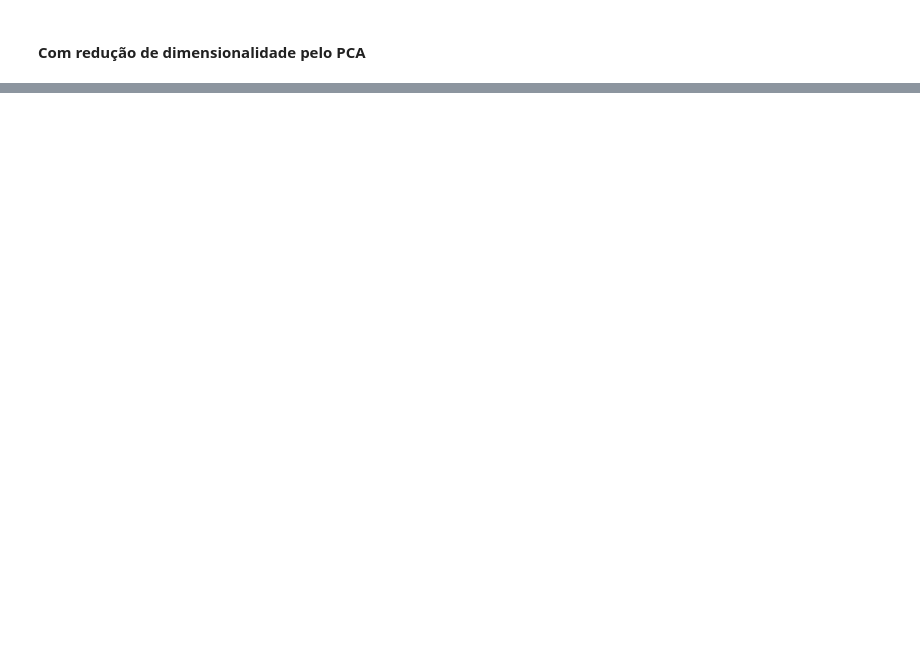
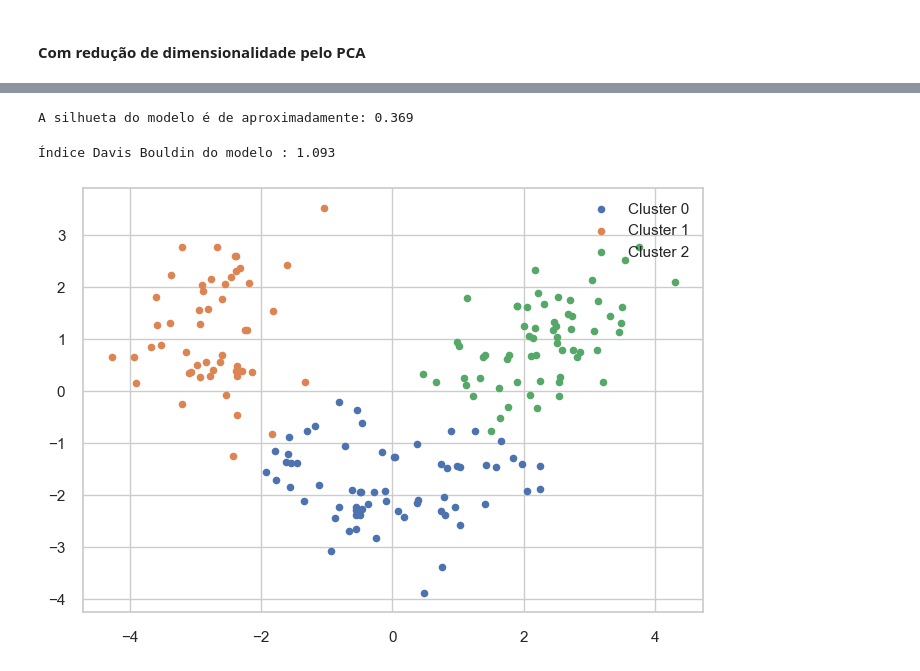
Before and after one commit to BrunoLod/Data_Science, a Jupyter notebook: unsupervised_learning/k_means_clustering_wines.ipynb, the cells around one changed output, grey strips where cells are left out. Drawn from its saved outputs; the diff is of its cells as text; code cells hidden in the pictures; blank space fills up the shorter version.

```diff
--- a/unsupervised_learning/k_means_clustering_wines.ipynb
+++ b/unsupervised_learning/k_means_clustering_wines.ipynb
@@ -450,0 +550,18 @@ Wall time: 451 ms
+# %%
+# Creating the K-Means model with number cluster found
+# using Elbow method.
+
+model = KMeans(
+    n_clusters   = 3,
+    init         = "k-means++",
+    max_iter     = 300,
+    n_init       = 10,
+    random_state = 20
+)
+
+
+# Buiding silhoutte graph for view the cluster's quality.
+
+silhoutte_view = SilhouetteVisualizer(model, colors="yellowbrick")
+silhoutte_view.fit(df_pca.values)
+silhoutte_view.show()
@@ -450,0 +571,31 @@ Wall time: 451 ms
+# %%
+# Verify the quality of clusters builded with silhoutte score.
+
+silhoutte = metrics.silhouette_score(
+    df_pca.values,
+    model.labels_,
+    metric="euclidean"
+)
+
+print(f"A silhueta do modelo é de aproximadamente: {silhoutte.round(3)}")
+# %% [output]
+A silhueta do modelo é de aproximadamente: 0.369
+# %%
+# Verify the quality of clusters builded with Davis Bouldin.
+
+davis_bouldin = metrics.davies_bouldin_score(
+    df_pca.values,
+    model.labels_
+)
+
+print(f"Índice Davis Bouldin do modelo : {davis_bouldin.round(3)}")
+# %% [output]
+Índice Davis Bouldin do modelo : 1.093
+# %%
+visualize_cluster(
+    X    = np.array(df_pca.values),
+    y    = np.array(model.labels_),
+    size = 20
+)
+# %% [output]
+[figure, added]
```
Also changed, not shown: parts of 31 cells of this notebook, 1 other file.
